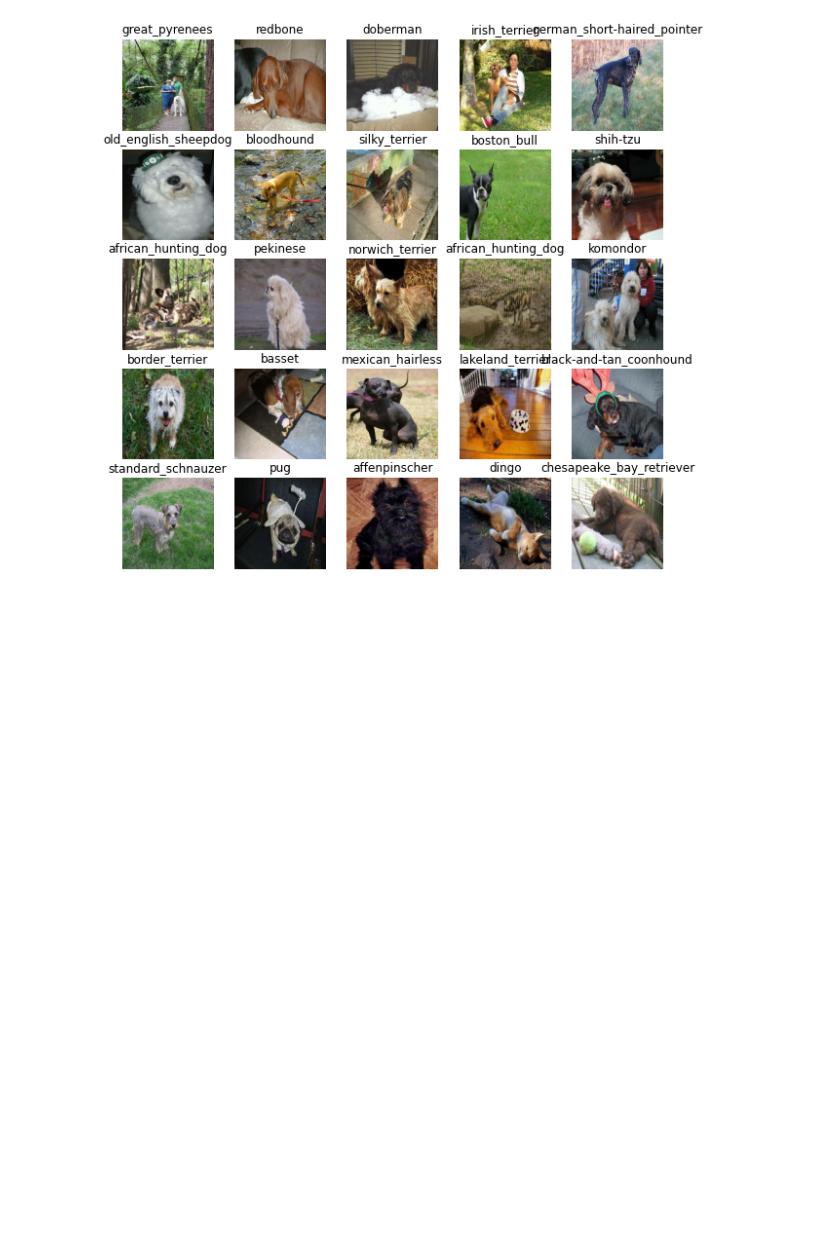
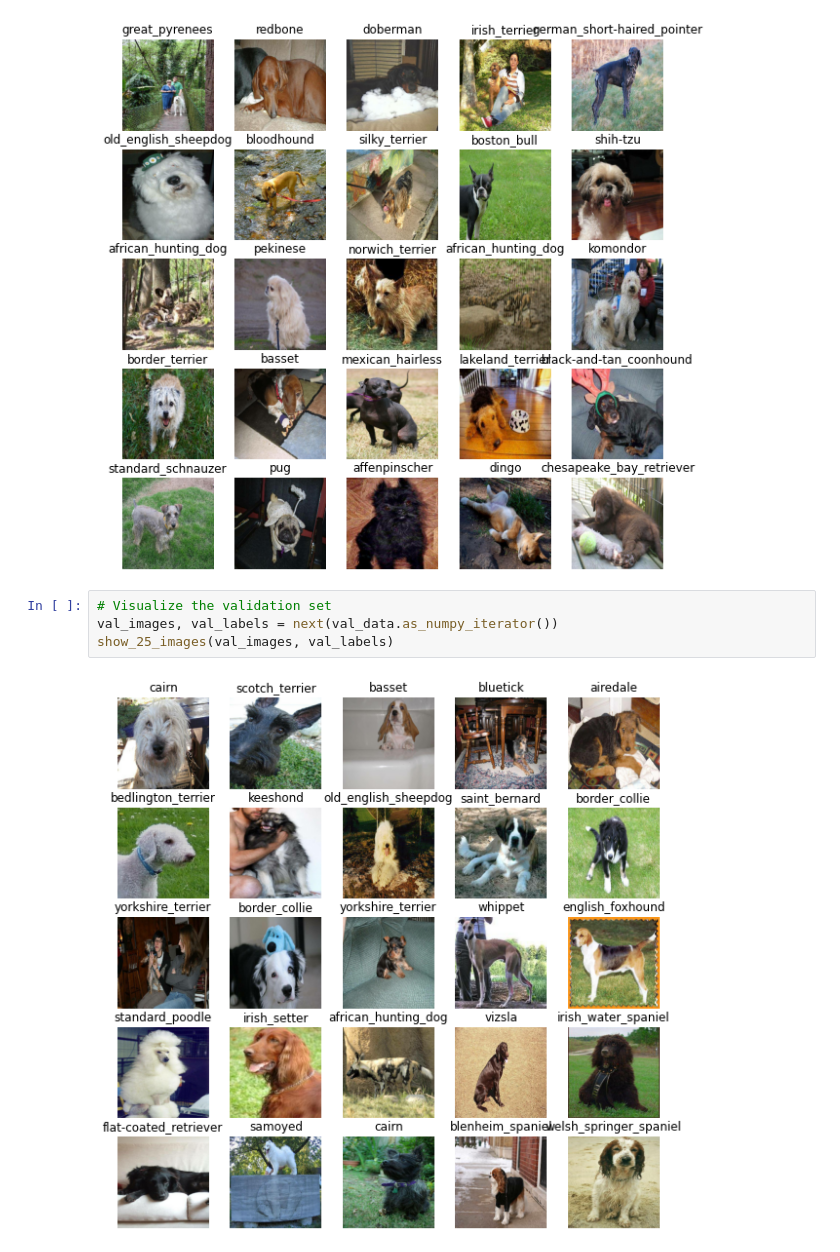
Before and after one commit to LucianPopaLVP/Deep-Learning-Project--Dog-Vision, a Jupyter notebook: dog_vision.ipynb, the cells around one changed output. Saved outputs shown, nothing was run; the diff lists cells and outputs as text; blank space fills up the shorter version.

```diff
--- a/dog_vision.ipynb
+++ b/dog_vision.ipynb
@@ -491,3 +491,9 @@ len(train_images), len(train_labels)
 show_25_images(train_images, train_labels)
 # %% [output]
 [figure]
+# %%
+# Visualize the validation set
+val_images, val_labels = next(val_data.as_numpy_iterator())
+show_25_images(val_images, val_labels)
+# %% [output]
+[figure, added]
```
